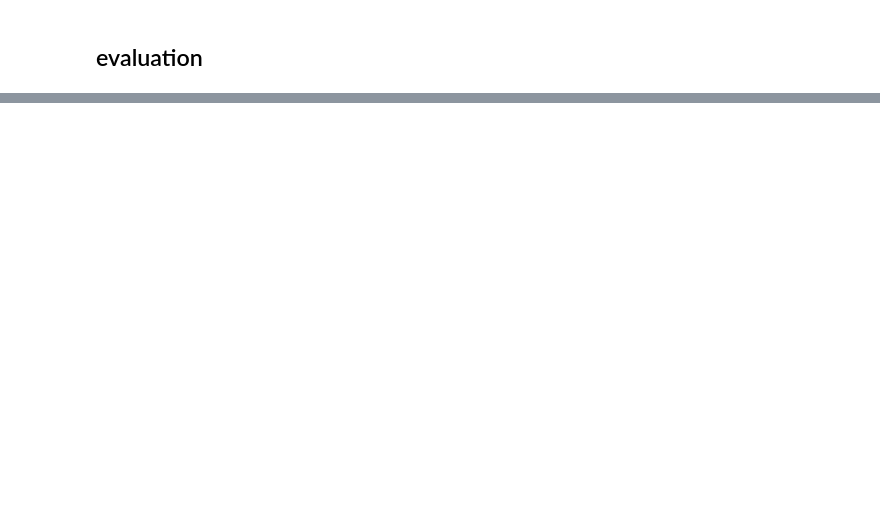
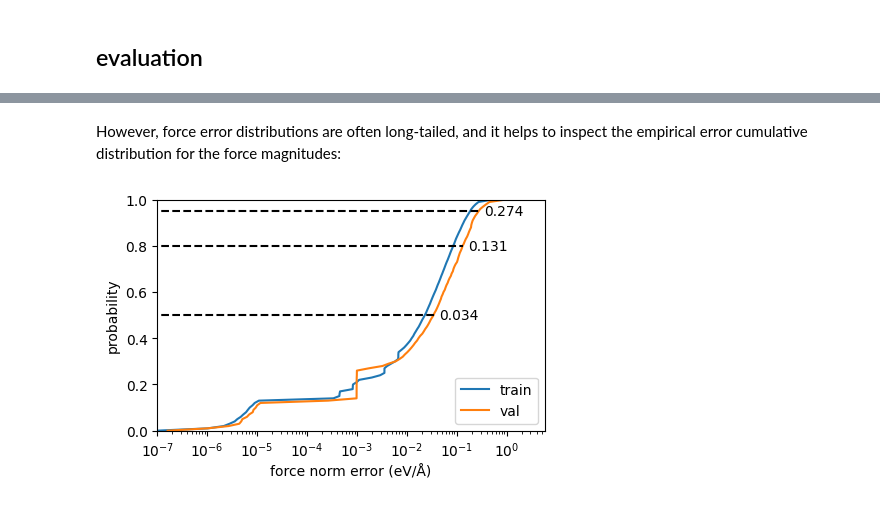
Before and after one commit to usnistgov/nfflr, a Jupyter notebook: docs/source/howto/force-field-training.ipynb, the cells around one changed output, grey strips where cells are left out. Saved outputs shown, nothing was run; the diff lists cells and outputs as text; code cells hidden in the pictures; blank space fills up the shorter version.

```diff
--- a/docs/source/howto/force-field-training.ipynb
+++ b/docs/source/howto/force-field-training.ipynb
@@ -259,0 +405,31 @@ energy: 165.02  force: 0.4125
+# %% [markdown]
+However, force error distributions are often long-tailed, and it helps to inspect the empirical error cumulative distribution for the force magnitudes:
+# %%
+def error_ecdf_plot(inputs, targets, quantiles=[0.5, 0.8, 0.95], annotate=True, label=None):
+
+    ax = plt.gca()
+
+    _y = np.arange(0, 101)
+    ecdf = np.percentile((inputs - targets).abs(), _y)
+
+    ax.plot(ecdf, _y/100, label=label)
+    ax.set_ylim(0, 1.0)
+
+    if not annotate:
+        return ax
+
+    for q in quantiles:
+        v = np.percentile((inputs - targets).abs(), 100 * q)
+        ax.plot([1e-16, v], [q, q], linestyle="--", color="k")
+        ax.annotate(f"{v:.03f}", xy=(1.3 * v, q), va="center")
+
+fig, ax = plt.subplots(figsize=(5,3))
+error_ecdf_plot(torch.norm(ref_t.forces, dim=-1), torch.norm(pred_t.forces, dim=-1), annotate=False, label="train")
+error_ecdf_plot(torch.norm(ref_v.forces, dim=-1), torch.norm(pred_v.forces, dim=-1),label="val")
+ax.semilogx()
+ax.set_xlim(1e-7, None)
+ax.set_xlabel("force norm error (eV/Å)");
+ax.set_ylabel("probability")
+ax.legend(loc="lower right");
+# %% [output]
+[figure, added]
```
Also changed, not shown: parts of 36 cells of this notebook, 9 other files.
